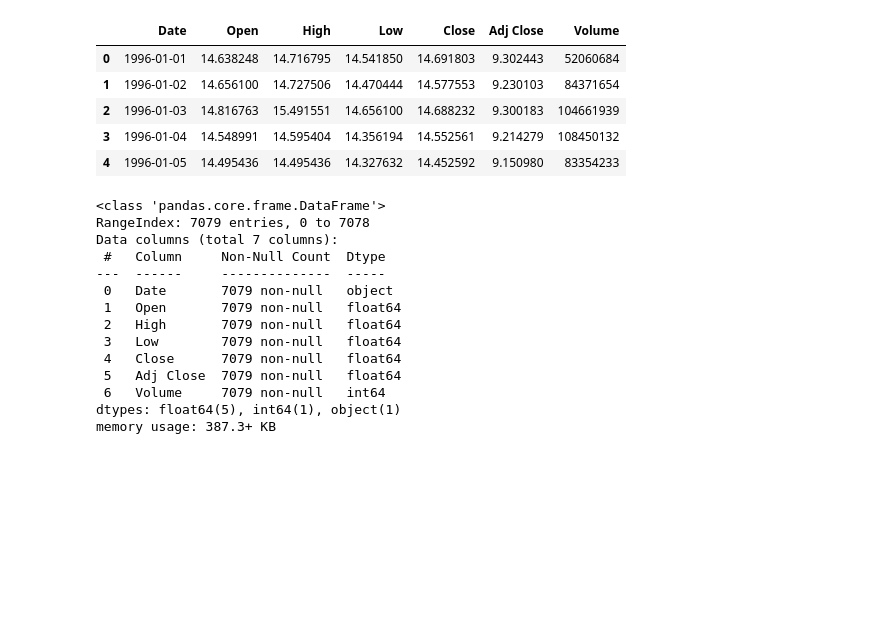
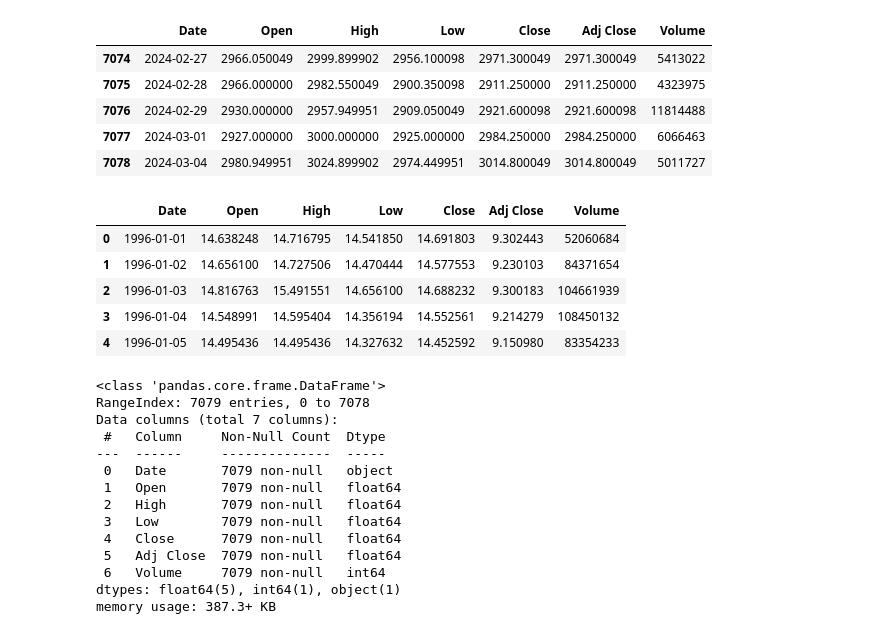
Before and after one commit to HP3-16/time-series-stocks, a Jupyter notebook: model_lstm_rel.ipynb, the cells around one changed output. Saved outputs shown, nothing was run; the diff lists cells and outputs as text; code cells hidden in the pictures; blank space fills up the shorter version.

```diff
--- a/model_lstm_rel.ipynb
+++ b/model_lstm_rel.ipynb
@@ -14,6 +16,15 @@ import warnings
 warnings.filterwarnings('ignore')
 # %%
 RELIANCE = pd.read_csv("D:/time-series-stock-pred/equities/RELIANCE.csv")
+# %%
+RELIANCE.tail()
+# %% [output]
+|  | Date | Open | High | Low | Close | Adj Close | Volume |
+| 7074 | 2024-02-27 | 2966.050049 | 2999.899902 | 2956.100098 | 2971.300049 | 2971.300049 | 5413022 |
+| 7075 | 2024-02-28 | 2966.000000 | 2982.550049 | 2900.350098 | 2911.250000 | 2911.250000 | 4323975 |
+| 7076 | 2024-02-29 | 2930.000000 | 2957.949951 | 2909.050049 | 2921.600098 | 2921.600098 | 11814488 |
+| 7077 | 2024-03-01 | 2927.000000 | 3000.000000 | 2925.000000 | 2984.250000 | 2984.250000 | 6066463 |
+| 7078 | 2024-03-04 | 2980.949951 | 3024.899902 | 2974.449951 | 3014.800049 | 3014.800049 | 5011727 |
 # %%
 RELIANCE.head()
 # %% [output]
```
Also changed, not shown: parts of 15 cells of this notebook.
